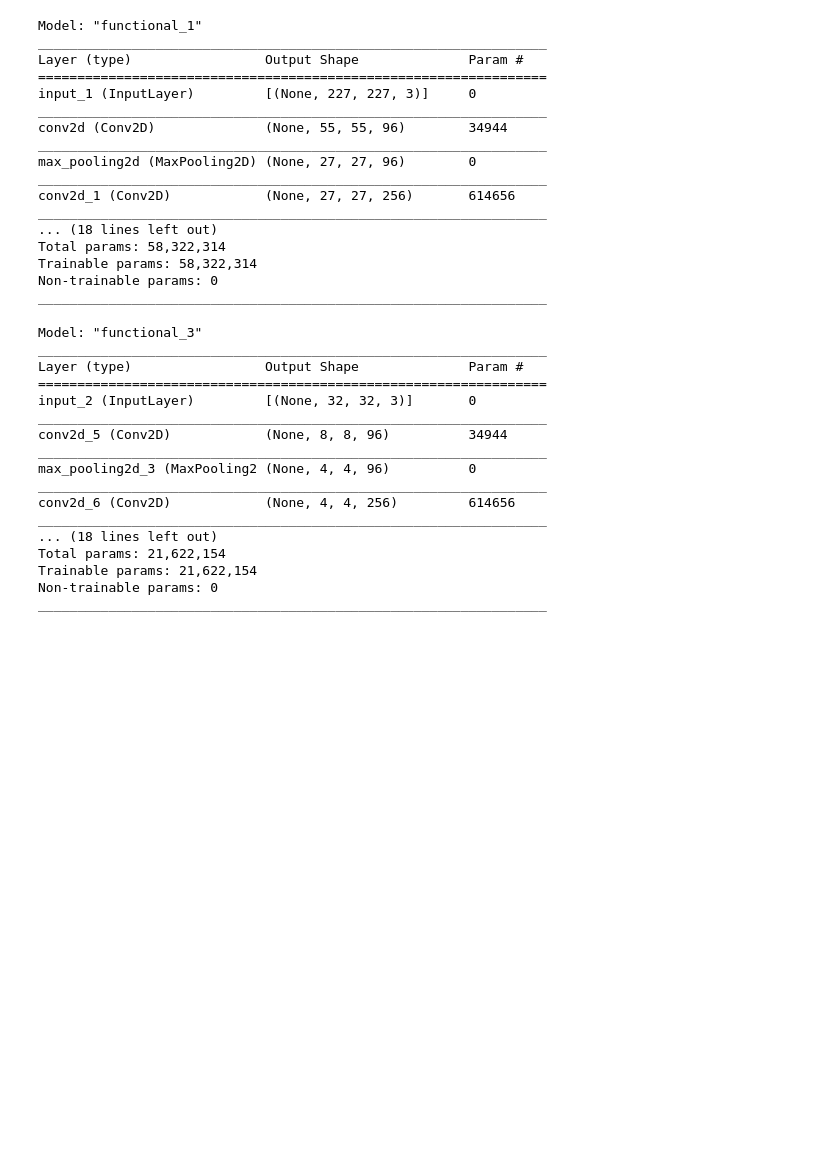
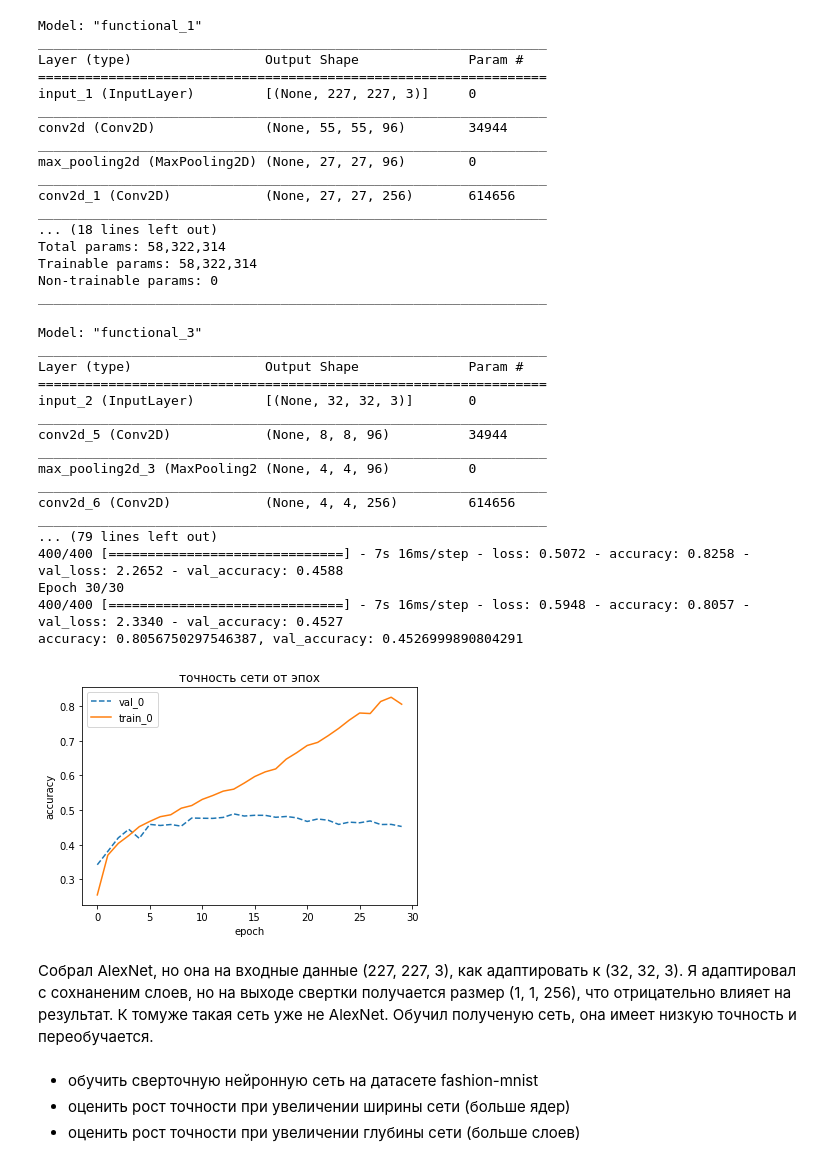
Before and after one commit to Aleksei741/Intr_neural_networks, a Jupyter notebook: Lesson_4/HW.ipynb, the cells around one changed output. Saved outputs shown, nothing was run; the diff lists cells and outputs as text; code cells hidden in the pictures; blank space fills up the shorter version.

```diff
--- a/Lesson_4/HW.ipynb
+++ b/Lesson_4/HW.ipynb
@@ -9,6 +14,11 @@ from tensorflow.keras.layers import Dense, Dropout, Activation, Flatten, Input
 from tensorflow.keras.layers import Conv2D, MaxPooling2D
 import os
 
+import matplotlib.pyplot as plt
+import matplotlib as mpl
+%matplotlib inline
+mpl.rcParams['figure.figsize'] = [20, 7]
+
 classes=['самолет', 'автомобиль', 'птица', 'кот', 'олень', 'собака', 'лягушка', 'лошадь', 'корабль', 'грузовик']
 # %%
 # установка параметров нейросети
@@ -33,7 +43,7 @@ y_train = keras.utils.to_categorical(y_train, num_classes)
 y_test = keras.utils.to_categorical(y_test, num_classes)
 # %%
 def model_compile(_input_, _output_, statistic=dict(), num_test=0, repeat=1, batch_size=1000, epochs=10, note='',\
-                  train_images=None, train_labels=None):
+                  train_images=None, train_labels=None, verbose=1):
 
     statistic_out = dict()
     history_list = dict()
@@ -57,7 +67,7 @@ def model_compile(_input_, _output_, statistic=dict(), num_test=0, repeat=1, bat
             epochs=epochs,
             batch_size=batch_size,
             validation_split = 0.2,
-            verbose=1
+            verbose=verbose
         )
 
         history_list[i] = history.history
@@ -124,38 +134,50 @@ Trainable params: 58,322,314
 Non-trainable params: 0
 _________________________________________________________________
 # %%
+num_test = 1
+statistic=dict()
+note = 'Изначальная сеть'
+
 input = Input(shape=(32, 32, 3))
 
 x = Conv2D(96, (11, 11), strides=4, padding='same', activation='relu')(input)
 x = MaxPooling2D(pool_size=(3, 3), strides=(2, 2), padding='same')(x)
 x = Conv2D(256, (5, 5), strides=1, padding='same', activation='relu')(x)
 x = MaxPooling2D(pool_size=(3, 3), strides=(2, 2), padding='same')(x)
 x = Conv2D(384, (3, 3), strides=1, padding='same', activation='relu')(x)
 x = Conv2D(384, (3, 3), strides=1, padding='same', activation='relu')(x)
 x = Conv2D(256, (3, 3), strides=1, padding='same', activation='relu')(x)
 x = MaxPooling2D(pool_size=(3, 3), strides=(2, 2), padding='same')(x)
 x = Flatten()(x)
 x = Dense(4096, activation='relu')(x)
 x = Dense(4096, activation='relu')(x)
 x = Dense(10, activation='softmax')(x)
 
-model = Model(inputs=input,outputs=x)
-model.summary()
+statistic = model_compile(input, x, statistic=statistic, num_test=num_test, batch_size=100, epochs=30, note=note, train_images=x_train, train_labels=y_train)
 # %% [output]
 Model: "functional_3"
 _________________________________________________________________
 Layer (type)                 Output Shape              Param #
 =================================================================
 input_2 (InputLayer)         [(None, 32, 32, 3)]       0
 _________________________________________________________________
 conv2d_5 (Conv2D)            (None, 8, 8, 96)          34944
 _________________________________________________________________
 max_pooling2d_3 (MaxPooling2 (None, 4, 4, 96)          0
 _________________________________________________________________
 conv2d_6 (Conv2D)            (None, 4, 4, 256)         614656
 _________________________________________________________________
-... (18 lines left out)
-Total params: 21,622,154
-Trainable params: 21,622,154
-Non-trainable params: 0
-_________________________________________________________________
+... (79 lines left out)
+400/400 [==============================] - 7s 16ms/step - loss: 0.5072 - accuracy: 0.8258 - val_loss: 2.2652 - val_accuracy: 0.4588
+Epoch 30/30
+400/400 [==============================] - 7s 16ms/step - loss: 0.5948 - accuracy: 0.8057 - val_loss: 2.3340 - val_accuracy: 0.4527
+accuracy: 0.8056750297546387, val_accuracy: 0.4526999890804291
+[figure, added]
+# %% [markdown]
+Собрал AlexNet, но она на входные данные (227, 227, 3), как адаптировать к (32, 32, 3). Я адаптировал с сохнаненим слоев, но на выходе свертки получается размер (1, 1, 256), что отрицательно влияет на результат. К томуже такая сеть уже не AlexNet.
+Обучил полученую сеть, она имеет низкую точность и переобучается.
+# %% [markdown]
+- обучить сверточную нейронную сеть на датасете fashion-mnist
+- оценить рост точности при увеличении ширины сети (больше ядер)
+- оценить рост точности при увеличении глубины сети (больше слоев)
+    </li>
```
Also changed, not shown: parts of 25 cells of this notebook, 1 other file.
